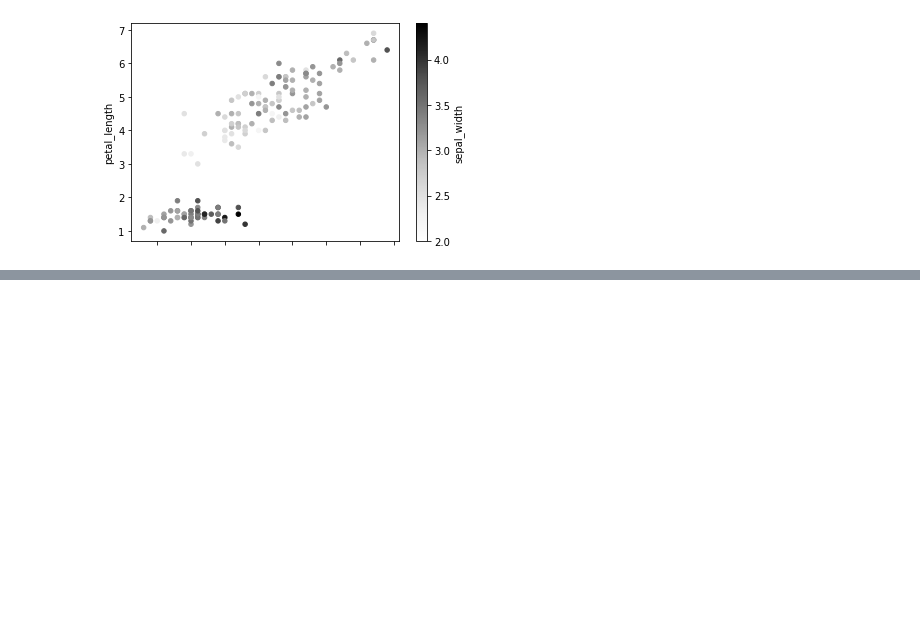
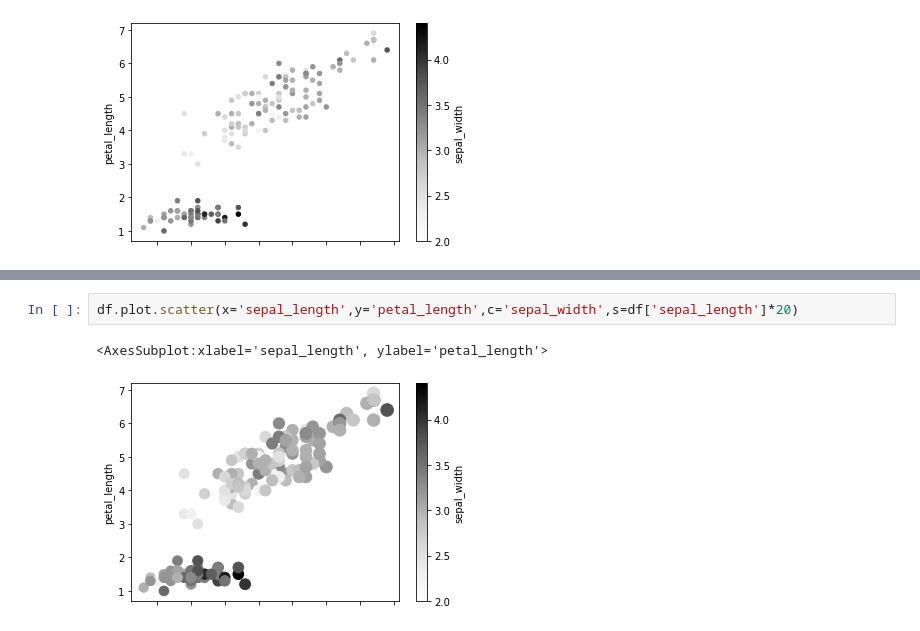
Before and after one commit to pranshuchaurasia/data-science-bootcamp, a Jupyter notebook: python-advanced/data visualization class 2.ipynb, the cells around one changed output, grey strips where cells are left out. Drawn from its saved outputs; the diff is of its cells as text; blank space fills up the shorter version.

```diff
--- a/python-advanced/data visualization class 2.ipynb
+++ b/python-advanced/data visualization class 2.ipynb
@@ -65,0 +71,5 @@ df.plot.scatter(x='sepal_length',y='petal_length',c='sepal_width')
+# %%
+df.plot.scatter(x='sepal_length',y='petal_length',c='sepal_width',s=df['sepal_length']*20)
+# %% [output]
+<AxesSubplot:xlabel='sepal_length', ylabel='petal_length'>
+[figure, added]
```
Also changed, not shown: parts of 11 cells of this notebook.
